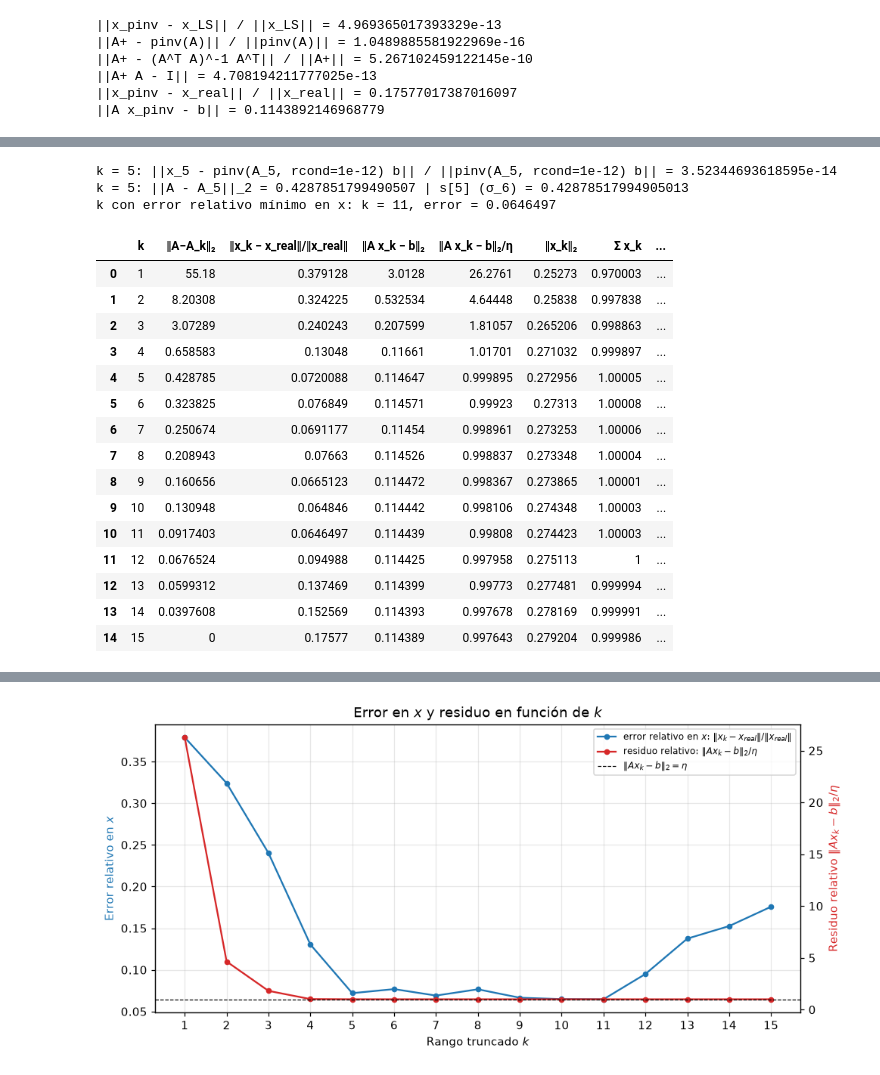
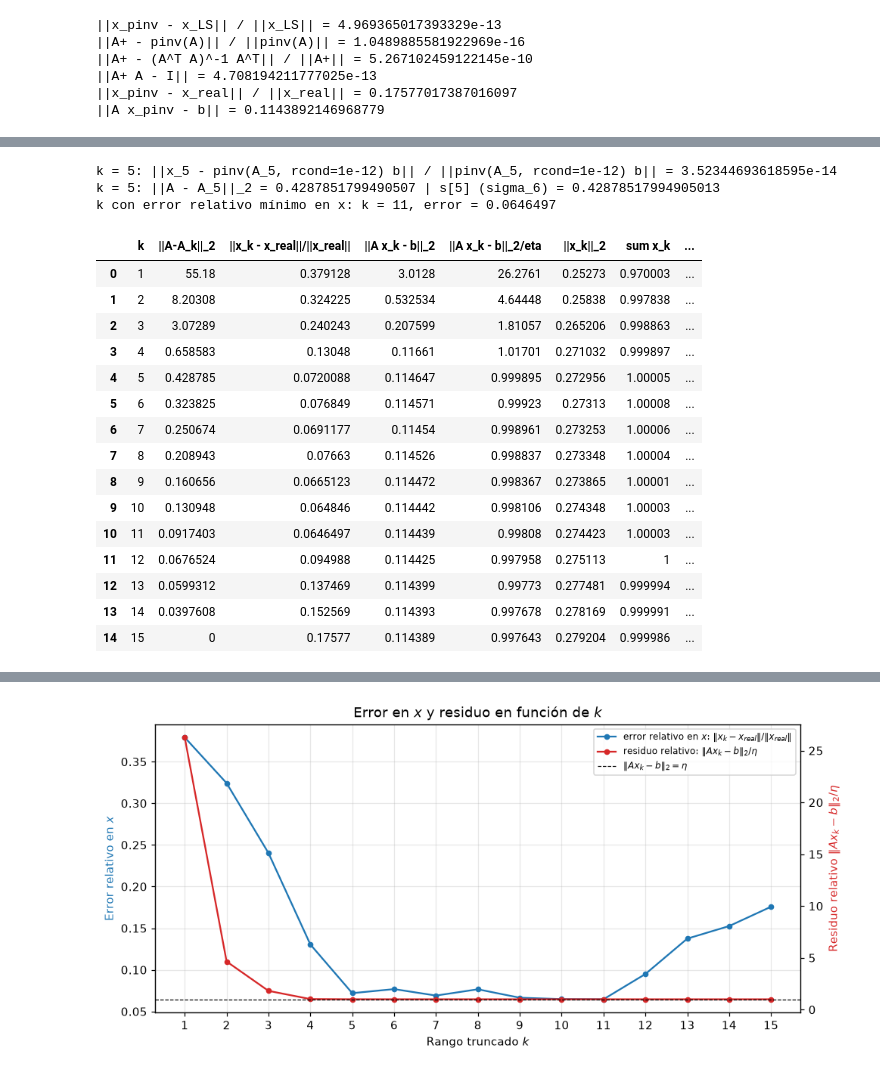
Before and after one commit to emalincic/TP2---M-todos-Num-ricos, a Jupyter notebook: TP2_completo.ipynb, the cells around one changed output, grey strips where cells are left out. Cells and saved outputs as stored; diff of their text form; code cells hidden in the pictures.

```diff
--- a/TP2_completo.ipynb
+++ b/TP2_completo.ipynb
@@ -9,12 +20,4 @@ Un solo notebook con los cinco ejercicios. Se ejecuta de arriba a abajo; la prim
 # %%
-from pathlib import Path
-import urllib.request
-
-import numpy as np
-import pandas as pd
-import matplotlib.pyplot as plt
-from matplotlib.colors import LogNorm
-
 plt.rcParams.update({"figure.dpi": 110})
 
 ARCHIVOS = ["longitudondayA.csv", "espectro_ruido.csv", "espectroideal.csv", "x_real.csv"]
@@ -46,7 +49,7 @@ def cargar_datos(carpeta):
     df_ideal = pd.read_csv(carpeta / "espectroideal.csv")
     df_x = pd.read_csv(carpeta / "x_real.csv")
 
-    # Matriz A: la primera columna es λ y el resto son los espectros SSP.
+    # Matriz A: la primera columna es lambda y el resto son los espectros SSP.
     lam = df_A["longitud_onda_A"].to_numpy(dtype=float)
     columnas_ssp = [c for c in df_A.columns if c != "longitud_onda_A"]
     A = df_A[columnas_ssp].to_numpy(dtype=float)
@@ -63,8 +66,8 @@ def cargar_datos(carpeta):
     x_real = df_x["proporcion_x_real"].to_numpy(dtype=float)
 
     assert A.shape == (4300, 15), f"A tiene forma {A.shape}, se esperaba (4300, 15)"
-    assert np.array_equal(lam, lam_ruido), "Las λ de espectro_ruido.csv no coinciden con las de A"
-    assert np.array_equal(lam, lam_ideal), "Las λ de espectroideal.csv no coinciden con las de A"
+    assert np.array_equal(lam, lam_ruido), "Las lambda de espectro_ruido.csv no coinciden con las de A"
+    assert np.array_equal(lam, lam_ideal), "Las lambda de espectroideal.csv no coinciden con las de A"
     assert np.isclose(x_real.sum(), 1), f"x_real suma {x_real.sum()}, se esperaba 1"
     assert np.allclose(edades, edades_x, rtol=1e-2), (
         "Las edades de las columnas de A no coinciden con edad_Gyr de x_real.csv"
@@ -866,40 +861,40 @@ Truncar equivale a **descartar los términos con $\sigma_i$ chico**, que son jus
 # %%
 X = np.empty((n, n))  # fila k-1 = x_k
 filas = []
 for k in range(1, n + 1):
     x_k = Vt[:k].T @ ((U[:, :k].T @ b) / s[:k])
     X[k - 1] = x_k
     r_k = np.linalg.norm(A @ x_k - b)
     filas.append({
         "k": k,
-        "‖A−A_k‖₂": s[k] if k < n else 0.0,
-        "‖x_k − x_real‖/‖x_real‖": np.linalg.norm(x_k - x_real) / np.linalg.norm(x_real),
-        "‖A x_k − b‖₂": r_k,
-        "‖A x_k − b‖₂/η": r_k / eta,
-        "‖x_k‖₂": np.linalg.norm(x_k),
-        "Σ x_k": x_k.sum(),
+        "||A-A_k||_2": s[k] if k < n else 0.0,
+        "||x_k - x_real||/||x_real||": np.linalg.norm(x_k - x_real) / np.linalg.norm(x_real),
+        "||A x_k - b||_2": r_k,
+        "||A x_k - b||_2/eta": r_k / eta,
+        "||x_k||_2": np.linalg.norm(x_k),
+        "sum x_k": x_k.sum(),
         "# componentes negativas": int(np.sum(x_k < 0)),
     })
 
 # Verificación para k = 5: x_k = pinv(A_k) b y ||A - A_k||_2 = s[k]
 k0 = 5
 A_5 = U[:, :k0] @ np.diag(s[:k0]) @ Vt[:k0]
 x_5_pinv = np.linalg.pinv(A_5, rcond=1e-12) @ b
 print("k = 5: ||x_5 - pinv(A_5, rcond=1e-12) b|| / ||pinv(A_5, rcond=1e-12) b|| =",
       np.linalg.norm(X[k0 - 1] - x_5_pinv) / np.linalg.norm(x_5_pinv))
-print("k = 5: ||A - A_5||_2 =", np.linalg.norm(A - A_5, 2), "| s[5] (σ_6) =", s[k0])
+print("k = 5: ||A - A_5||_2 =", np.linalg.norm(A - A_5, 2), "| s[5] (sigma_6) =", s[k0])
 
 pd.set_option("display.float_format", "{:.6g}".format)
 tabla_k = pd.DataFrame(filas)
-errores_x = tabla_k["‖x_k − x_real‖/‖x_real‖"]
+errores_x = tabla_k["||x_k - x_real||/||x_real||"]
 k_min = int(tabla_k.loc[errores_x.idxmin(), "k"])
 print(f"k con error relativo mínimo en x: k = {k_min}, error = {errores_x.min():.6g}")
 tabla_k
 # %% [output]
 k = 5: ||x_5 - pinv(A_5, rcond=1e-12) b|| / ||pinv(A_5, rcond=1e-12) b|| = 3.52344693618595e-14
-k = 5: ||A - A_5||_2 = 0.4287851799490507 | s[5] (σ_6) = 0.42878517994905013
+k = 5: ||A - A_5||_2 = 0.4287851799490507 | s[5] (sigma_6) = 0.42878517994905013
 k con error relativo mínimo en x: k = 11, error = 0.0646497
-|  | k | ‖A−A_k‖₂ | ‖x_k − x_real‖/‖x_real‖ | ‖A x_k − b‖₂ | ‖A x_k − b‖₂/η | ‖x_k‖₂ | Σ x_k | ... |
+|  | k | ||A-A_k||_2 | ||x_k - x_real||/||x_real|| | ||A x_k - b||_2 | ||A x_k - b||_2/eta | ||x_k||_2 | sum x_k | ... |
 | 0 | 1 | 55.18 | 0.379128 | 3.0128 | 26.2761 | 0.25273 | 0.970003 | ... |
 | 1 | 2 | 8.20308 | 0.324225 | 0.532534 | 4.64448 | 0.25838 | 0.997838 | ... |
 | 2 | 3 | 3.07289 | 0.240243 | 0.207599 | 1.81057 | 0.265206 | 0.998863 | ... |
```
Also changed, not shown: parts of 50 cells of this notebook.
